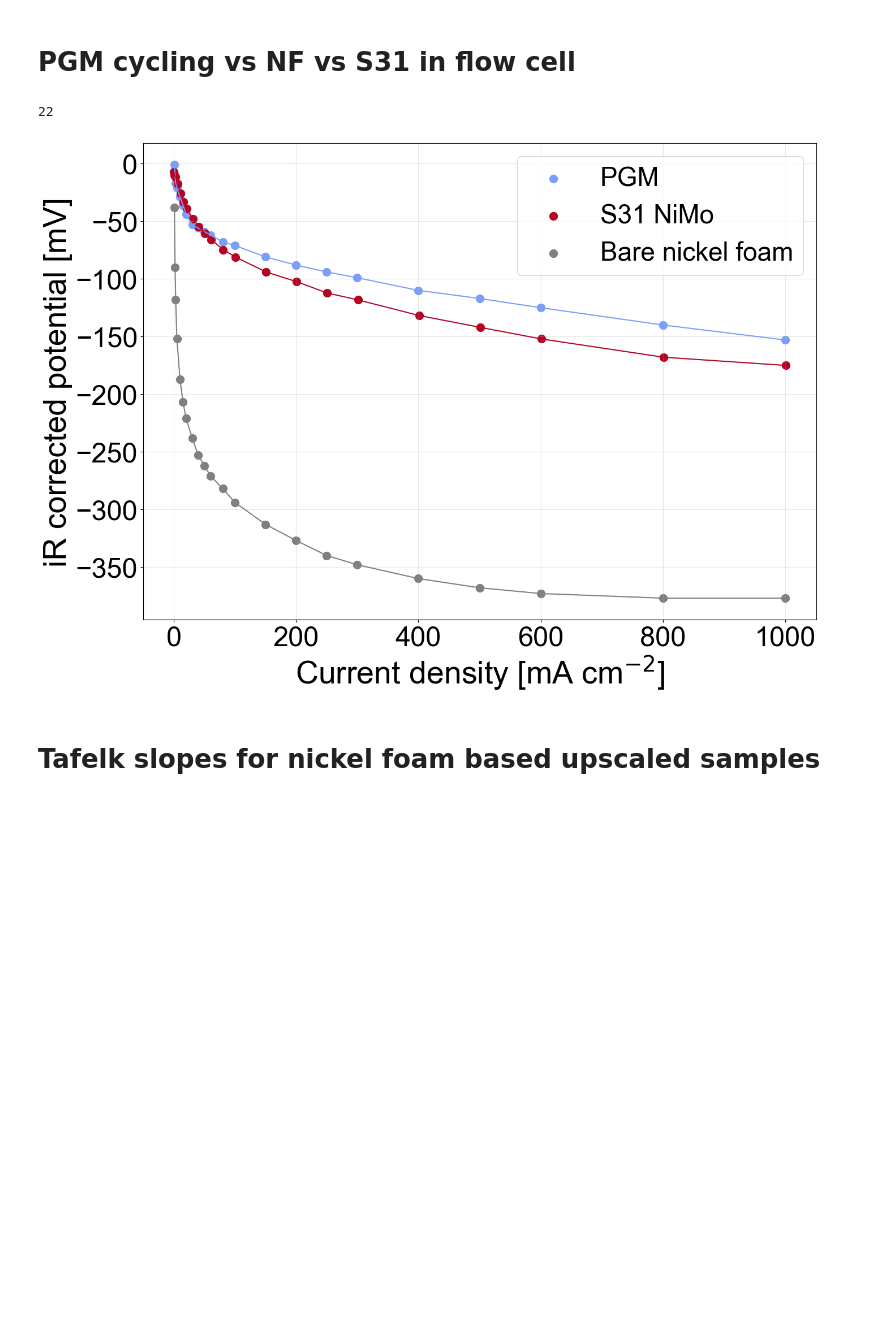
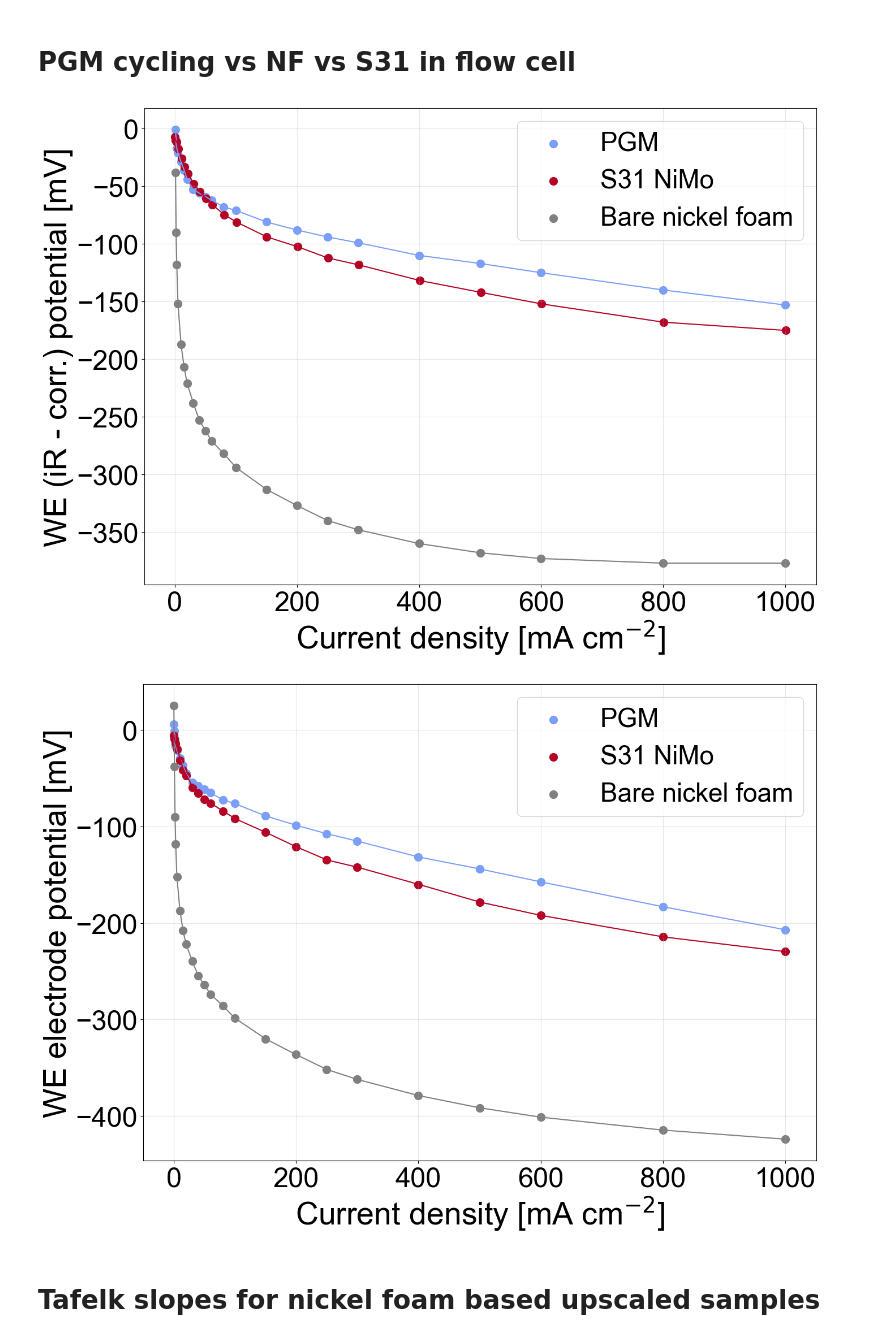
Before and after one commit to Pele905/Ni_Mo_CatBot-optimization-public, a Jupyter notebook: detailed_data_analysis.ipynb, the cells around one changed output. Cells and saved outputs as stored; diff of their text form; code cells hidden in the pictures; blank space fills up the shorter version.

```diff
--- a/detailed_data_analysis.ipynb
+++ b/detailed_data_analysis.ipynb
@@ -419,44 +419,79 @@ SyntaxError: invalid character '´' (U+00B4) (3201470248.py, line 61)
 current_densities = [1, 2, 3, 5, 10, 15, 20, 30, 40, 50, 60, 80, 100, 150, 200, 250, 300, 400, 500, 600, 800, 1000]
 PGM_testing_data = np.array([ -0.001, -0.01, -0.017, -0.021, -0.029, -0.036, -0.044, -0.053, -0.056, -0.059, -0.062, -0.068, -0.071, -0.081, -0.088, -0.094, -0.099, -0.11, -0.117, -0.125, -0.14, -0.153]) * 1000
 NF_data = np.array([ -0.038, -0.09, -0.118, -0.152, -0.187, -0.207, -0.221, -0.238, -0.253, -0.262, -0.271, -0.282, -0.294, -0.313, -0.327, -0.34, -0.348, -0.36, -0.368, -0.373, -0.377, -0.377]) * 1000
-plt.figure(figsize=(14, 10))
 
 S31_current_densities = np.array([0, 1, 3, 5.98, 10.98667, 15.98667, 21.01667, 30.98, 41.02, 51.03, 61.03333, 80.62333, 100.84, 150.55, 200.64667, 250.98, 301.08, 401.27667, 501.06667, 600.90667, 801.11, 1001.22333])
 S31_cycling = np.array([-0.00745, -0.01007, -0.01173, -0.01746, -0.02608, -0.03333, -0.03908, -0.04768, -0.05477, -0.06074, -0.06587, -0.07468, -0.08106, -0.09395, -0.10238, -0.11228, -0.11820, -0.13179, -0.14204, -0.15209, -0.16797, -0.17509]) * 1000
 colors = plt.cm.coolwarm(np.linspace(0, 1, 2))
-print(len(S31_cycling))
 
 
+current_densities_S31 = [0, 1, 3, 5, 10, 15, 20, 30, 40, 50, 60, 80, 100, 150, 200, 250, 300, 400, 500, 600, 800, 1000]
+current_densities_other = [0, 1, 2, 3, 5, 10, 15, 20, 30, 40, 50, 60, 80, 100, 150, 200, 250, 300, 400, 500, 600, 800, 1000]
+S31_cycling_non_IR = np.array([-0.00565, -0.00948, -0.01385, -0.02016, -0.03176, -0.04139, -0.04736, -0.05946, -0.06563, -0.07226, -0.07629, -0.08414, -0.09213, -0.10621, -0.12121, -0.13486, -0.14236, -0.16018, -0.17846, -0.19223, -0.21449, -0.22978]) * 1000
+NF_data_non_IR = np.array([0.025, -0.03805, -0.09009, -0.11814, -0.15224, -0.18747, -0.20771, -0.22194, -0.23941, -0.25488, -0.26435, -0.27382, -0.28576, -0.2987, -0.32005, -0.3364, -0.35175, -0.3621, -0.3788, -0.3915, -0.4012, -0.4146, -0.424]) * 1000
+PGM_testing_non_IR = np.array([0.006, -0.00105, -0.01011, -0.01716, -0.02127, -0.02954, -0.03681, -0.04508, -0.05462, -0.05816, -0.0617, -0.06524, -0.07232, -0.0764, -0.0891, -0.0988, -0.1075, -0.1152, -0.1316, -0.144, -0.1574, -0.1832, -0.207]) * 1000
+
+
+plt.figure(figsize=(14, 10))
 
 colors = plt.cm.coolwarm(np.linspace(0.2, 1, 3))
 
 plt.scatter(current_densities, PGM_testing_data,
             color=colors[0], s=100, label="PGM")
 
 plt.scatter(S31_current_densities, S31_cycling,
             color=colors[2], s=100, label="S31 NiMo")
 
 plt.scatter(current_densities, NF_data,
             color='gray', s=100, label="Bare nickel foam")
 plt.plot(current_densities, PGM_testing_data, color=colors[0])
 plt.plot(current_densities, NF_data, color="gray")
 plt.plot(S31_current_densities, S31_cycling, color=colors[2])
 
 plt.xlabel(r"Current density [mA cm$^{-2}$]", fontsize=40)
-plt.ylabel("iR corrected potential [mV]", fontsize=40)
+plt.ylabel("WE (iR - corr.) potential [mV]", fontsize=40)
 
 plt.xticks(fontsize=35)
 plt.yticks(fontsize=35)
 
 plt.legend(fontsize=33)
 plt.grid(True, alpha=0.3)
 
 plt.tight_layout()
 plt.savefig(os.path.join(savepath, "PGM_S31_NF.png"))
 plt.show()
+
+plt.figure(figsize=(14, 10))
+
+colors = plt.cm.coolwarm(np.linspace(0.2, 1, 3))
+
+plt.scatter(current_densities_other, PGM_testing_non_IR,
+            color=colors[0], s=100, label="PGM")
+
+plt.scatter(current_densities_S31, S31_cycling_non_IR,
+            color=colors[2], s=100, label="S31 NiMo")
+
+plt.scatter(current_densities_other, NF_data_non_IR,
+            color='gray', s=100, label="Bare nickel foam")
+plt.plot(current_densities_other, PGM_testing_non_IR, color=colors[0])
+plt.plot(current_densities_other, NF_data_non_IR, color="gray")
+plt.plot(S31_current_densities, S31_cycling_non_IR, color=colors[2])
+
+plt.xlabel(r"Current density [mA cm$^{-2}$]", fontsize=40)
+plt.ylabel("WE electrode potential [mV]", fontsize=40)
+
+plt.xticks(fontsize=35)
+plt.yticks(fontsize=35)
+
+plt.legend(fontsize=33)
+plt.grid(True, alpha=0.3)
+
+plt.tight_layout()
+plt.savefig(os.path.join(savepath, "PGM_S31_NF_non_iR.png"))
+plt.show()
 # %% [output]
-22
-[figure, old version]
+[figure, new version]
+[figure, added]
 # %% [markdown]
 # Tafelk slopes for nickel foam based upscaled samples
 # %%
```
Also changed, not shown: parts of 2 cells of this notebook, 1 other file.
